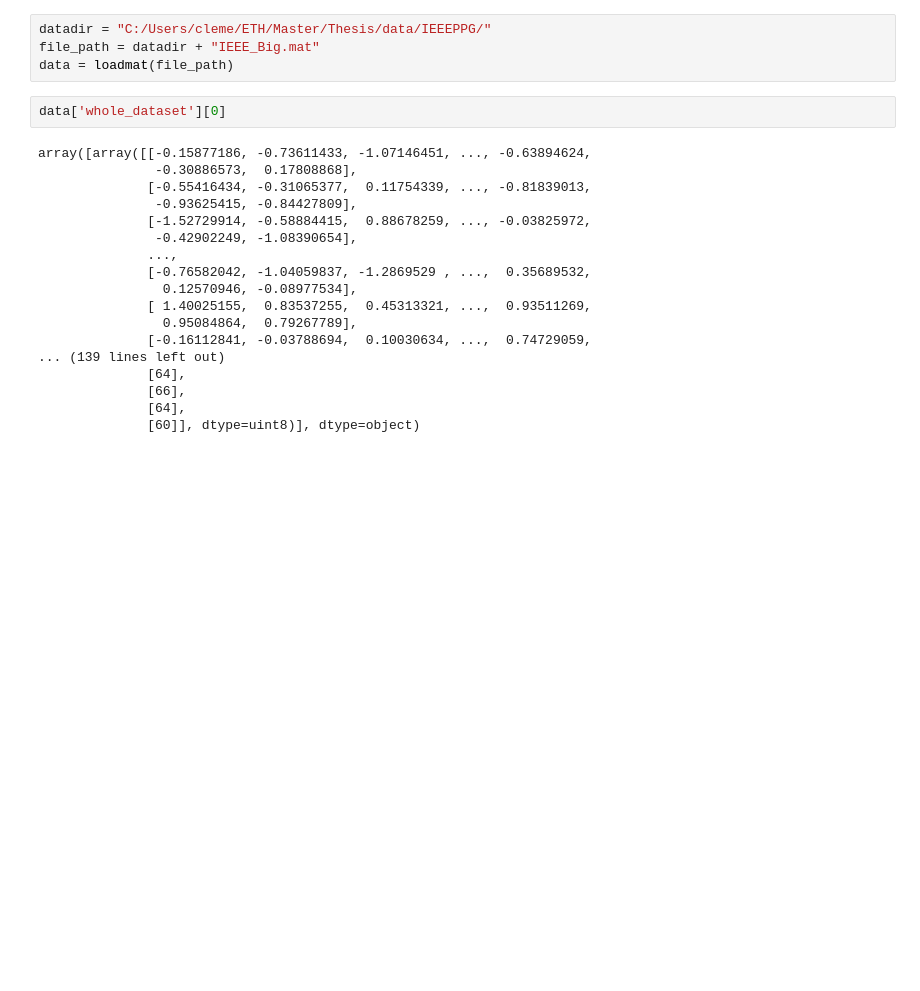
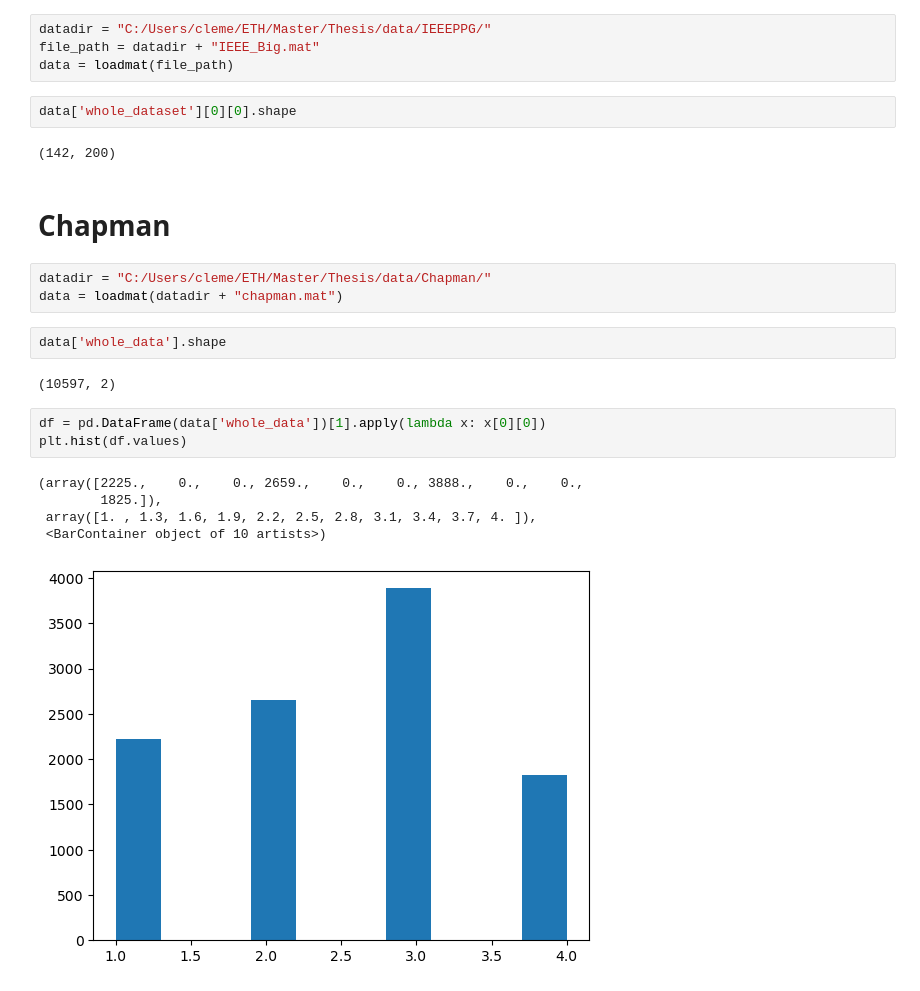
Before and after one commit to Taobyte/thesis, a Jupyter notebook: src/notebooks/dataset_exploration.ipynb, the cells around one changed output. Cells and saved outputs as stored; diff of their text form; blank space fills up the shorter version.

Commit message:
ieee dataset implemented

```diff
--- a/src/notebooks/dataset_exploration.ipynb
+++ b/src/notebooks/dataset_exploration.ipynb
@@ -265,22 +267,24 @@ datadir = "C:/Users/cleme/ETH/Master/Thesis/data/IEEEPPG/"
 file_path = datadir + "IEEE_Big.mat"
 data = loadmat(file_path)
 # %%
-data['whole_dataset'][0]
+data['whole_dataset'][0][0].shape
 # %% [output]
-array([array([[-0.15877186, -0.73611433, -1.07146451, ..., -0.63894624,
-               -0.30886573,  0.17808868],
-              [-0.55416434, -0.31065377,  0.11754339, ..., -0.81839013,
-               -0.93625415, -0.84427809],
-              [-1.52729914, -0.58884415,  0.88678259, ..., -0.03825972,
-               -0.42902249, -1.08390654],
-              ...,
-              [-0.76582042, -1.04059837, -1.2869529 , ...,  0.35689532,
-                0.12570946, -0.08977534],
-              [ 1.40025155,  0.83537255,  0.45313321, ...,  0.93511269,
-                0.95084864,  0.79267789],
-              [-0.16112841, -0.03788694,  0.10030634, ...,  0.74729059,
-... (139 lines left out)
-              [64],
-              [66],
-              [64],
-              [60]], dtype=uint8)], dtype=object)
+(142, 200)
+# %% [markdown]
+# Chapman
+# %%
+datadir = "C:/Users/cleme/ETH/Master/Thesis/data/Chapman/"
+data = loadmat(datadir + "chapman.mat")
+# %%
+data['whole_data'].shape
+# %% [output]
+(10597, 2)
+# %%
+df = pd.DataFrame(data['whole_data'])[1].apply(lambda x: x[0][0])
+plt.hist(df.values)
+# %% [output]
+(array([2225.,    0.,    0., 2659.,    0.,    0., 3888.,    0.,    0.,
+        1825.]),
+ array([1. , 1.3, 1.6, 1.9, 2.2, 2.5, 2.8, 3.1, 3.4, 3.7, 4. ]),
+ <BarContainer object of 10 artists>)
+[figure, added]
```
Also changed, not shown: parts of 1 cell of this notebook, 8 other files.
